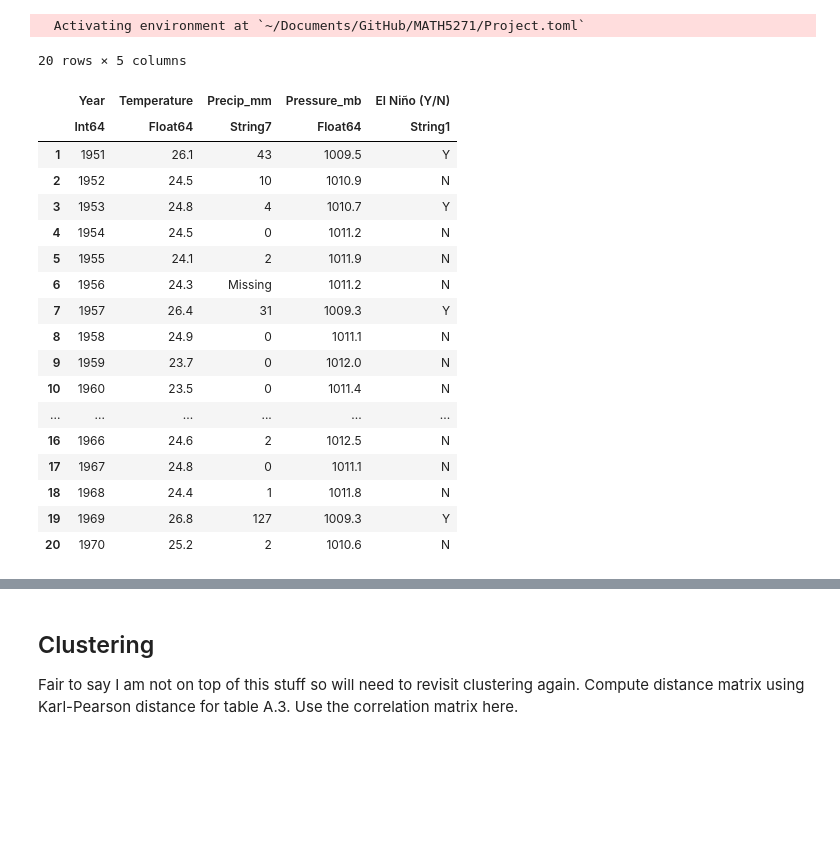
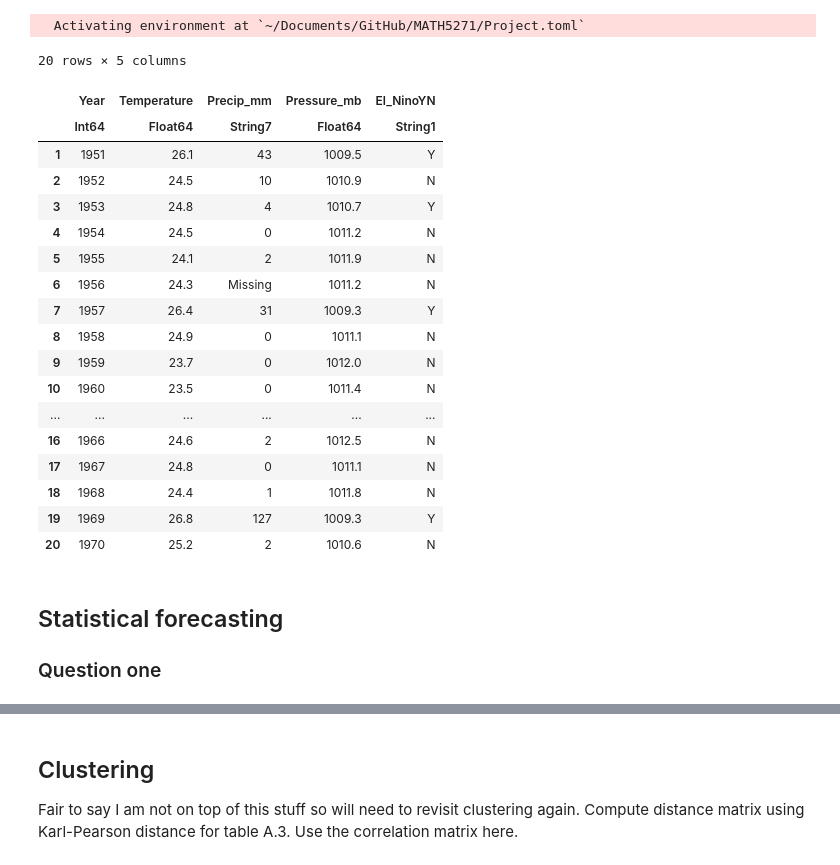
Before and after one commit to jbisits/MATH5271, a Jupyter notebook: Revision/revision.ipynb, the cells around one changed output, grey strips where cells are left out. Saved outputs shown, nothing was run; the diff lists cells and outputs as text; code cells hidden in the pictures; blank space fills up the shorter version.

```diff
--- a/Revision/revision.ipynb
+++ b/Revision/revision.ipynb
@@ -12,11 +12,13 @@ using CSV, DataFrames, Distances, Clustering, Statistics, Plots, StatsPlots
 # %%
 # Various data
 datapath = joinpath("..", "Data")
+
 A3_file = CSV.File(joinpath(datapath, "Wilks_TableA3.csv"))
 df_A3 = DataFrame(A3_file)
+rename!(df_A3, push!(names(df_A3)[1:4], "El_NinoYN"))
 # %% [output]
 20 rows × 5 columns
-|  | Year | Temperature | Precip_mm | Pressure_mb | El Niño (Y/N) |
+|  | Year | Temperature | Precip_mm | Pressure_mb | El_NinoYN |
 |  | Int64 | Float64 | String7 | Float64 | String1 |
 | 1 | 1951 | 26.1 | 43 | 1009.5 | Y |
 | 2 | 1952 | 24.5 | 10 | 1010.9 | N |
@@ -34,3 +36,7 @@ df_A3 = DataFrame(A3_file)
 | 18 | 1968 | 24.4 | 1 | 1011.8 | N |
 | 19 | 1969 | 26.8 | 127 | 1009.3 | Y |
 | 20 | 1970 | 25.2 | 2 | 1010.6 | N |
+# %% [markdown]
+## Statistical forecasting
+
+### Question one
```
Also changed, not shown: parts of 19 cells of this notebook, 1 other file.
